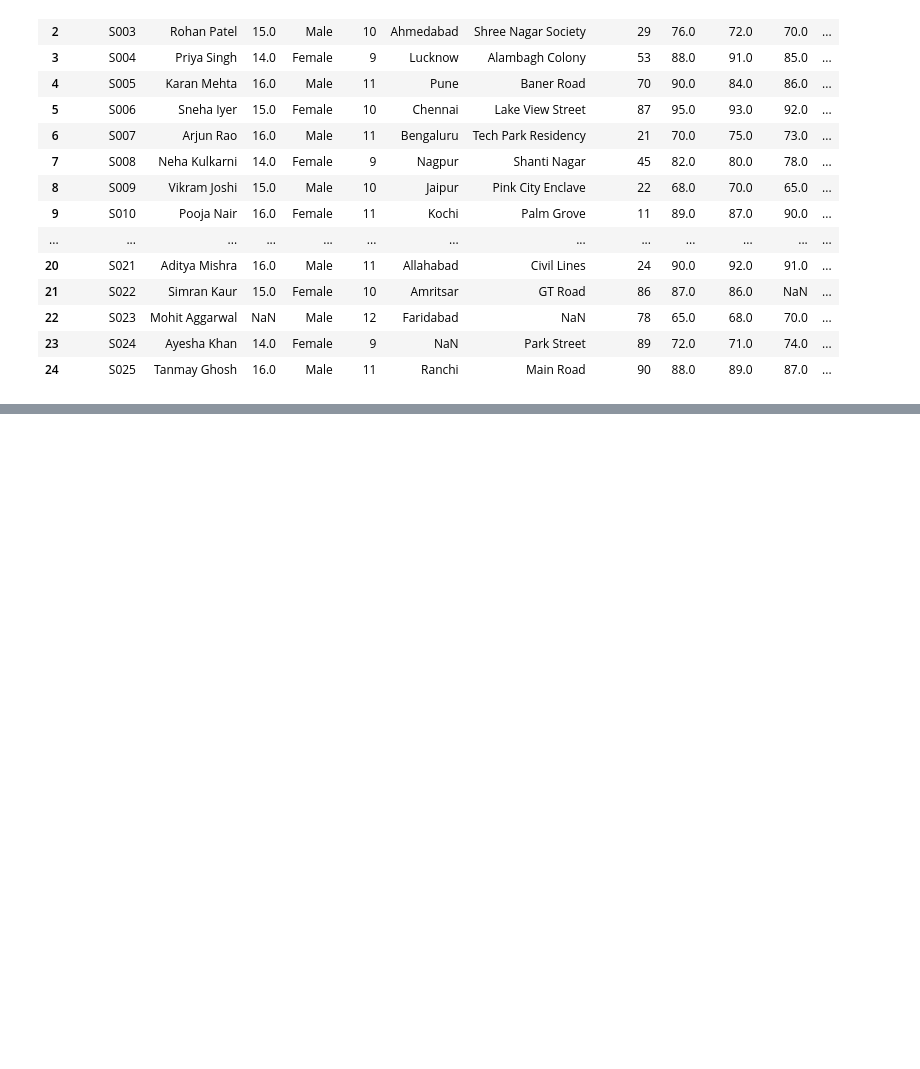
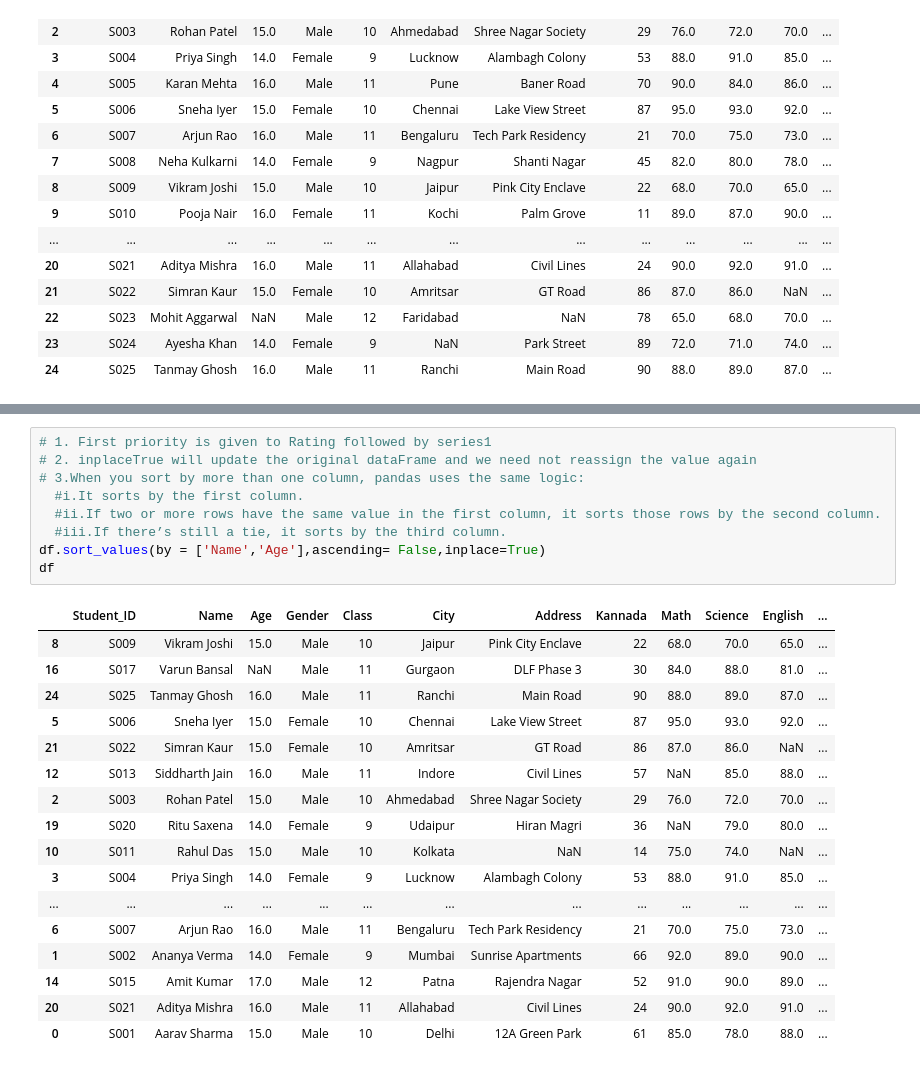
Before and after one commit to NehaSrinivas98/MachineLearningCourse, a Jupyter notebook: pandasNumpy.ipynb, the cells around one changed output, grey strips where cells are left out. Cells and saved outputs as stored; diff of their text form; blank space fills up the shorter version.

```diff
--- a/pandasNumpy.ipynb
+++ b/pandasNumpy.ipynb
@@ -624,0 +668,27 @@ df
+# %%
+# 1. First priority is given to Rating followed by series1
+# 2. inplaceTrue will update the original dataFrame and we need not reassign the value again
+# 3.When you sort by more than one column, pandas uses the same logic:
+  #i.It sorts by the first column.
+  #ii.If two or more rows have the same value in the first column, it sorts those rows by the second column.
+  #iii.If there’s still a tie, it sorts by the third column.
+df.sort_values(by = ['Name','Age'],ascending= False,inplace=True)
+df
+# %% [output]
+|  | Student_ID | Name | Age | Gender | Class | City | Address | Kannada | Math | Science | English | ... |
+| 8 | S009 | Vikram Joshi | 15.0 | Male | 10 | Jaipur | Pink City Enclave | 22 | 68.0 | 70.0 | 65.0 | ... |
+| 16 | S017 | Varun Bansal | NaN | Male | 11 | Gurgaon | DLF Phase 3 | 30 | 84.0 | 88.0 | 81.0 | ... |
+| 24 | S025 | Tanmay Ghosh | 16.0 | Male | 11 | Ranchi | Main Road | 90 | 88.0 | 89.0 | 87.0 | ... |
+| 5 | S006 | Sneha Iyer | 15.0 | Female | 10 | Chennai | Lake View Street | 87 | 95.0 | 93.0 | 92.0 | ... |
+| 21 | S022 | Simran Kaur | 15.0 | Female | 10 | Amritsar | GT Road | 86 | 87.0 | 86.0 | NaN | ... |
+| 12 | S013 | Siddharth Jain | 16.0 | Male | 11 | Indore | Civil Lines | 57 | NaN | 85.0 | 88.0 | ... |
+| 2 | S003 | Rohan Patel | 15.0 | Male | 10 | Ahmedabad | Shree Nagar Society | 29 | 76.0 | 72.0 | 70.0 | ... |
+| 19 | S020 | Ritu Saxena | 14.0 | Female | 9 | Udaipur | Hiran Magri | 36 | NaN | 79.0 | 80.0 | ... |
+| 10 | S011 | Rahul Das | 15.0 | Male | 10 | Kolkata | NaN | 14 | 75.0 | 74.0 | NaN | ... |
+| 3 | S004 | Priya Singh | 14.0 | Female | 9 | Lucknow | Alambagh Colony | 53 | 88.0 | 91.0 | 85.0 | ... |
+| ... | ... | ... | ... | ... | ... | ... | ... | ... | ... | ... | ... | ... |
+| 6 | S007 | Arjun Rao | 16.0 | Male | 11 | Bengaluru | Tech Park Residency | 21 | 70.0 | 75.0 | 73.0 | ... |
+| 1 | S002 | Ananya Verma | 14.0 | Female | 9 | Mumbai | Sunrise Apartments | 66 | 92.0 | 89.0 | 90.0 | ... |
+| 14 | S015 | Amit Kumar | 17.0 | Male | 12 | Patna | Rajendra Nagar | 52 | 91.0 | 90.0 | 89.0 | ... |
+| 20 | S021 | Aditya Mishra | 16.0 | Male | 11 | Allahabad | Civil Lines | 24 | 90.0 | 92.0 | 91.0 | ... |
+| 0 | S001 | Aarav Sharma | 15.0 | Male | 10 | Delhi | 12A Green Park | 61 | 85.0 | 78.0 | 88.0 | ... |
```
Also changed, not shown: parts of 3 cells of this notebook.
